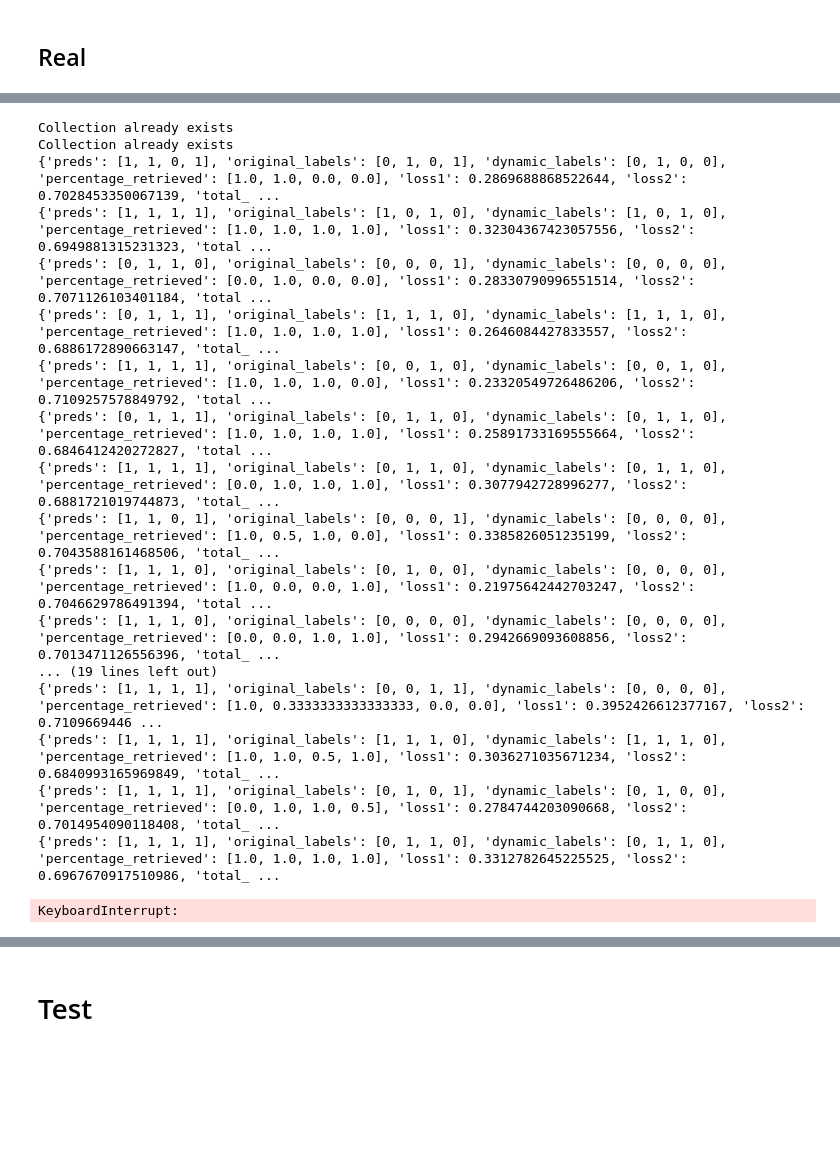
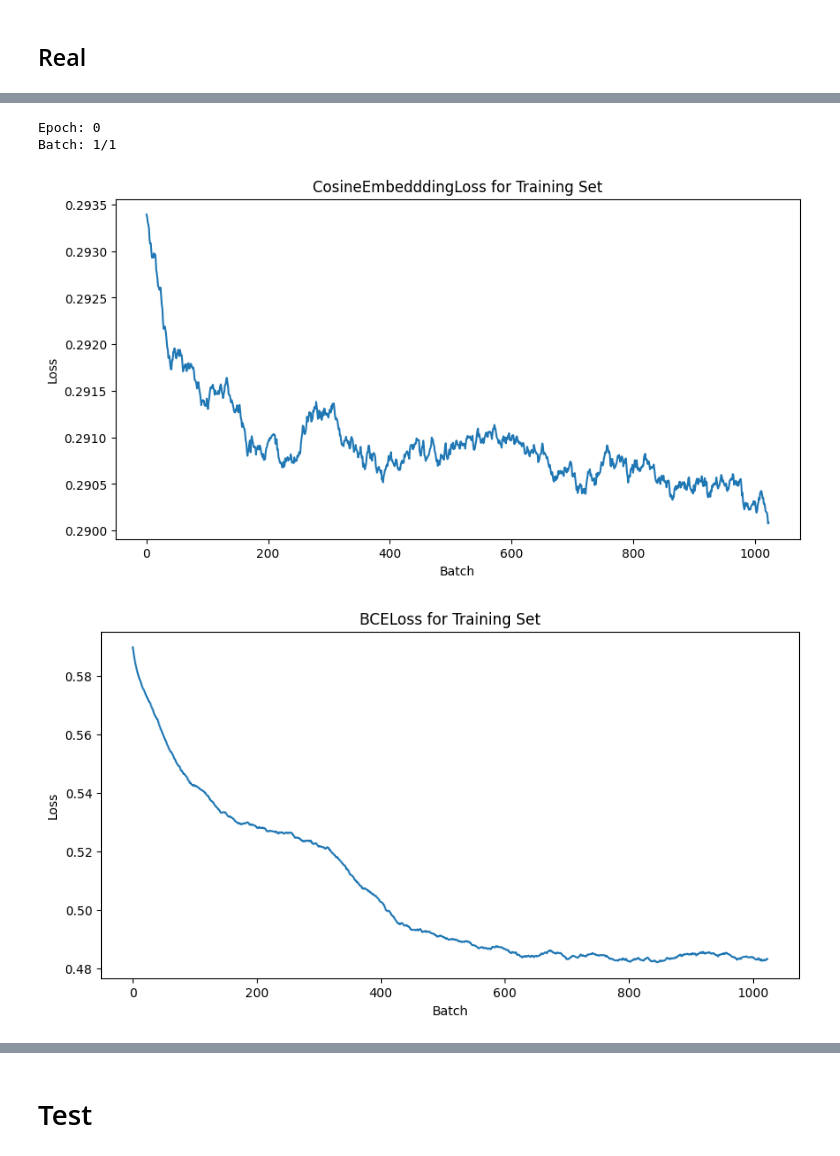
Before and after one commit to ignajgalloupm/tfm_disinformation, a Jupyter notebook: test.ipynb, the cells around one changed output, grey strips where cells are left out. Saved outputs shown, nothing was run; the diff lists cells and outputs as text; code cells hidden in the pictures; blank space fills up the shorter version.

```diff
--- a/test.ipynb
+++ b/test.ipynb
@@ -16,7 +16,7 @@ import numpy as np
 import time
 
 device = torch.device('cuda' if torch.cuda.is_available() else 'cpu')
-N_EPOCHS = 25
+N_EPOCHS = 8
 NUM_EXTRA_PAGES = 0
 
 fever_collator = FeverCollator()
@@ -75,11 +75,13 @@ emb_gen.load_state_dict(torch.load('models/emb_gen_v5.pth'))
 nli.load_state_dict(torch.load('models/nli_v5.pth'))
 optimizer.load_state_dict(torch.load('models/optimizer_v5.pth'))
 scheduler.load_state_dict(torch.load('models/scheduler_v5.pth'))
-with open('metrics/tracking_eval_v4.json', 'r') as f:
+with open('metrics/tracking_eval_v5.json', 'r') as f:
     tracking_eval = json.load(f)
-with open('metrics/tracking_train_v4.json', 'r') as f:
+with open('metrics/tracking_train_v5.json', 'r') as f:
     tracking_train = json.load(f)
 
 avg_cond_f1 = []
 for i in range(0, len(tracking_eval['conditional_f1']), 3):
     avg_cond_f1.append(np.mean(tracking_eval['conditional_f1'][i:i+3]))
+
+strike_one = False if avg_cond_f1[-1] == max(avg_cond_f1) else True
@@ -87,8 +110,8 @@ for i in range(0, len(tracking_eval['conditional_f1']), 3):
 vdb = VectorDatabase(wiki_loader=wiki_dataloader, emb_gen=emb_gen, host='docker', version='v1')
 evdb = VectorDatabase(wiki_loader=evidence_dataloader, emb_gen=emb_gen, host='docker', version='ve')
 
-strike_one = False
-avg_cond_f1 = []
+# strike_one = False
+# avg_cond_f1 = []
 for epoch in range(len(avg_cond_f1), N_EPOCHS):
     if epoch % 2 == 0:
         train = Train(device=device, train_loader=train_fever_loader, loss_fn1=loss_fn1, loss_fn2=loss_fn2, optimizer=optimizer, vdb=vdb, evdb=evdb, emb_gen=emb_gen)
@@ -98,52 +121,38 @@ for epoch in range(len(avg_cond_f1), N_EPOCHS):
     val.valid_epoch(emb_gen=emb_gen, nli=nli, tracking_eval=tracking_eval)
 
     scheduler.step(np.mean(tracking_eval['average_total_loss'][-3:]))
 
     print_progress(epoch=0, batch=1, num_total_batches=1, tracking_train=tracking_train, tracking_eval=tracking_eval, ma_ratio=0.1)
 
     # save the metrics
     with open('metrics/tracking_train_v5.json', 'w') as f:
         json.dump(tracking_train, f)
     with open('metrics/tracking_eval_v5.json', 'w') as f:
         json.dump(tracking_eval, f)
 
     # save the model if it is the best one, return True if it is not to stop the training
     avg_cond_f1.append(np.mean(tracking_eval['conditional_f1'][-3:]))
     if avg_cond_f1[-1] == max(avg_cond_f1):
         torch.save(emb_gen.state_dict(), 'models/emb_gen_v5.pth')
         torch.save(nli.state_dict(), 'models/nli_v5.pth')
         torch.save(optimizer.state_dict(), 'models/optimizer_v5.pth')
         torch.save(scheduler.state_dict(), 'models/scheduler_v5.pth')
         strike_one = False
     else:
         torch.save(emb_gen.state_dict(), 'models/emb_gen_v5_latest.pth')
         torch.save(nli.state_dict(), 'models/nli_v5_latest.pth')
         torch.save(optimizer.state_dict(), 'models/optimizer_v5_latest.pth')
         torch.save(scheduler.state_dict(), 'models/scheduler_v5_latest.pth')
         if strike_one:
             break
         strike_one = True
 
-    if epoch % 2 == 1:
-        vdb.refresh(emb_gen, 'vx', delete=True)
-        evdb.refresh(emb_gen, 'vex', delete=True)
-        time.sleep(600)
+    # if epoch % 2 == 1:
+    #     vdb.refresh(emb_gen, 'vx', delete=True)
+    #     evdb.refresh(emb_gen, 'vex', delete=True)
+    #     time.sleep(600)
 # %% [output]
-Collection already exists
-Collection already exists
-{'preds': [1, 1, 0, 1], 'original_labels': [0, 1, 0, 1], 'dynamic_labels': [0, 1, 0, 0], 'percentage_retrieved': [1.0, 1.0, 0.0, 0.0], 'loss1': 0.2869688868522644, 'loss2': 0.7028453350067139, 'total_ ...
-{'preds': [1, 1, 1, 1], 'original_labels': [1, 0, 1, 0], 'dynamic_labels': [1, 0, 1, 0], 'percentage_retrieved': [1.0, 1.0, 1.0, 1.0], 'loss1': 0.32304367423057556, 'loss2': 0.6949881315231323, 'total ...
-{'preds': [0, 1, 1, 0], 'original_labels': [0, 0, 0, 1], 'dynamic_labels': [0, 0, 0, 0], 'percentage_retrieved': [0.0, 1.0, 0.0, 0.0], 'loss1': 0.28330790996551514, 'loss2': 0.7071126103401184, 'total ...
-{'preds': [0, 1, 1, 1], 'original_labels': [1, 1, 1, 0], 'dynamic_labels': [1, 1, 1, 0], 'percentage_retrieved': [1.0, 1.0, 1.0, 1.0], 'loss1': 0.2646084427833557, 'loss2': 0.6886172890663147, 'total_ ...
-{'preds': [1, 1, 1, 1], 'original_labels': [0, 0, 1, 0], 'dynamic_labels': [0, 0, 1, 0], 'percentage_retrieved': [1.0, 1.0, 1.0, 0.0], 'loss1': 0.23320549726486206, 'loss2': 0.7109257578849792, 'total ...
-{'preds': [0, 1, 1, 1], 'original_labels': [0, 1, 1, 0], 'dynamic_labels': [0, 1, 1, 0], 'percentage_retrieved': [1.0, 1.0, 1.0, 1.0], 'loss1': 0.25891733169555664, 'loss2': 0.6846412420272827, 'total ...
-{'preds': [1, 1, 1, 1], 'original_labels': [0, 1, 1, 0], 'dynamic_labels': [0, 1, 1, 0], 'percentage_retrieved': [0.0, 1.0, 1.0, 1.0], 'loss1': 0.3077942728996277, 'loss2': 0.6881721019744873, 'total_ ...
-{'preds': [1, 1, 0, 1], 'original_labels': [0, 0, 0, 1], 'dynamic_labels': [0, 0, 0, 0], 'percentage_retrieved': [1.0, 0.5, 1.0, 0.0], 'loss1': 0.3385826051235199, 'loss2': 0.7043588161468506, 'total_ ...
-{'preds': [1, 1, 1, 0], 'original_labels': [0, 1, 0, 0], 'dynamic_labels': [0, 0, 0, 0], 'percentage_retrieved': [1.0, 0.0, 0.0, 1.0], 'loss1': 0.21975642442703247, 'loss2': 0.7046629786491394, 'total ...
-{'preds': [1, 1, 1, 0], 'original_labels': [0, 0, 0, 0], 'dynamic_labels': [0, 0, 0, 0], 'percentage_retrieved': [0.0, 0.0, 1.0, 1.0], 'loss1': 0.2942669093608856, 'loss2': 0.7013471126556396, 'total_ ...
-... (19 lines left out)
-{'preds': [1, 1, 1, 1], 'original_labels': [0, 0, 1, 1], 'dynamic_labels': [0, 0, 0, 0], 'percentage_retrieved': [1.0, 0.3333333333333333, 0.0, 0.0], 'loss1': 0.3952426612377167, 'loss2': 0.7109669446 ...
-{'preds': [1, 1, 1, 1], 'original_labels': [1, 1, 1, 0], 'dynamic_labels': [1, 1, 1, 0], 'percentage_retrieved': [1.0, 1.0, 0.5, 1.0], 'loss1': 0.3036271035671234, 'loss2': 0.6840993165969849, 'total_ ...
-{'preds': [1, 1, 1, 1], 'original_labels': [0, 1, 0, 1], 'dynamic_labels': [0, 1, 0, 0], 'percentage_retrieved': [0.0, 1.0, 1.0, 0.5], 'loss1': 0.2784744203090668, 'loss2': 0.7014954090118408, 'total_ ...
-{'preds': [1, 1, 1, 1], 'original_labels': [0, 1, 1, 0], 'dynamic_labels': [0, 1, 1, 0], 'percentage_retrieved': [1.0, 1.0, 1.0, 1.0], 'loss1': 0.3312782645225525, 'loss2': 0.6967670917510986, 'total_ ...
+Epoch: 0
+Batch: 1/1
-KeyboardInterrupt:
+[figure, added]
+[figure, added]
```
Also changed, not shown: parts of 7 cells of this notebook, 16 other files.
